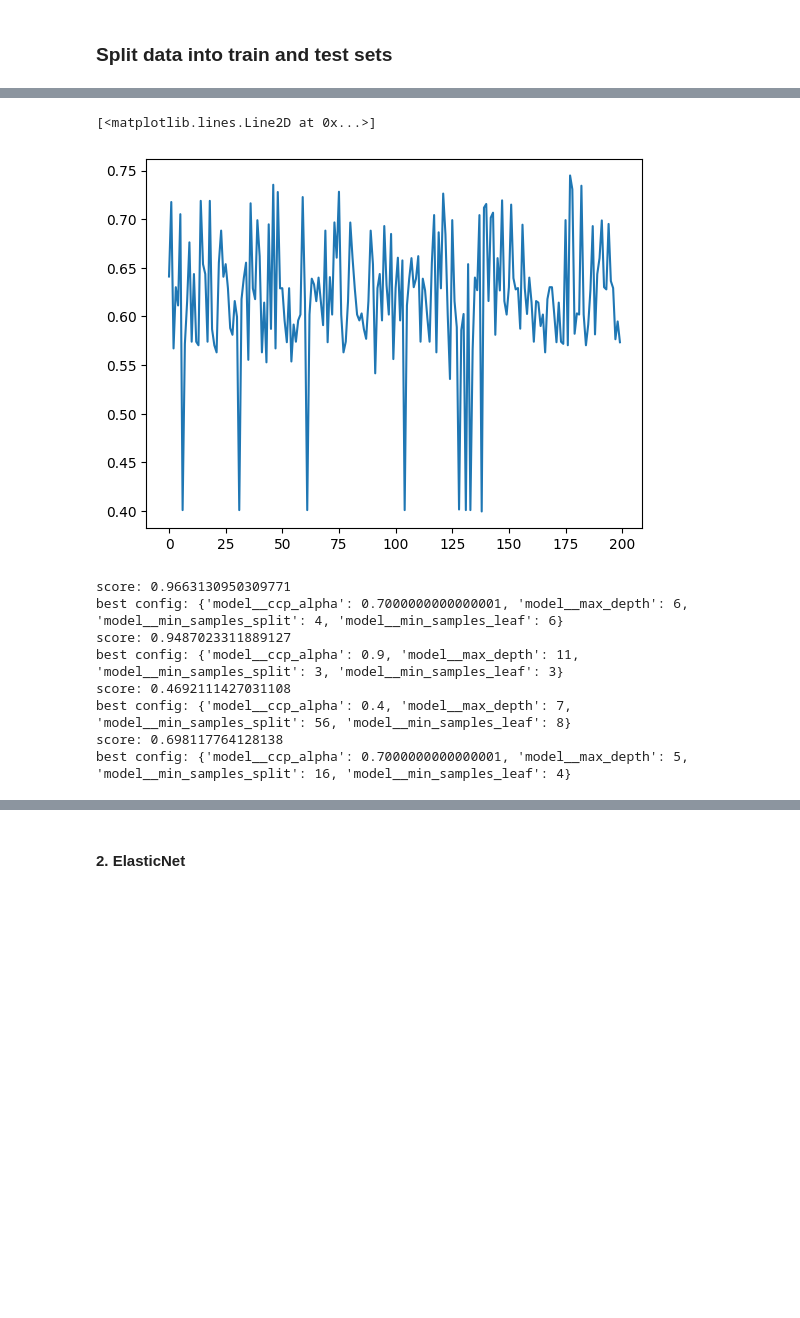
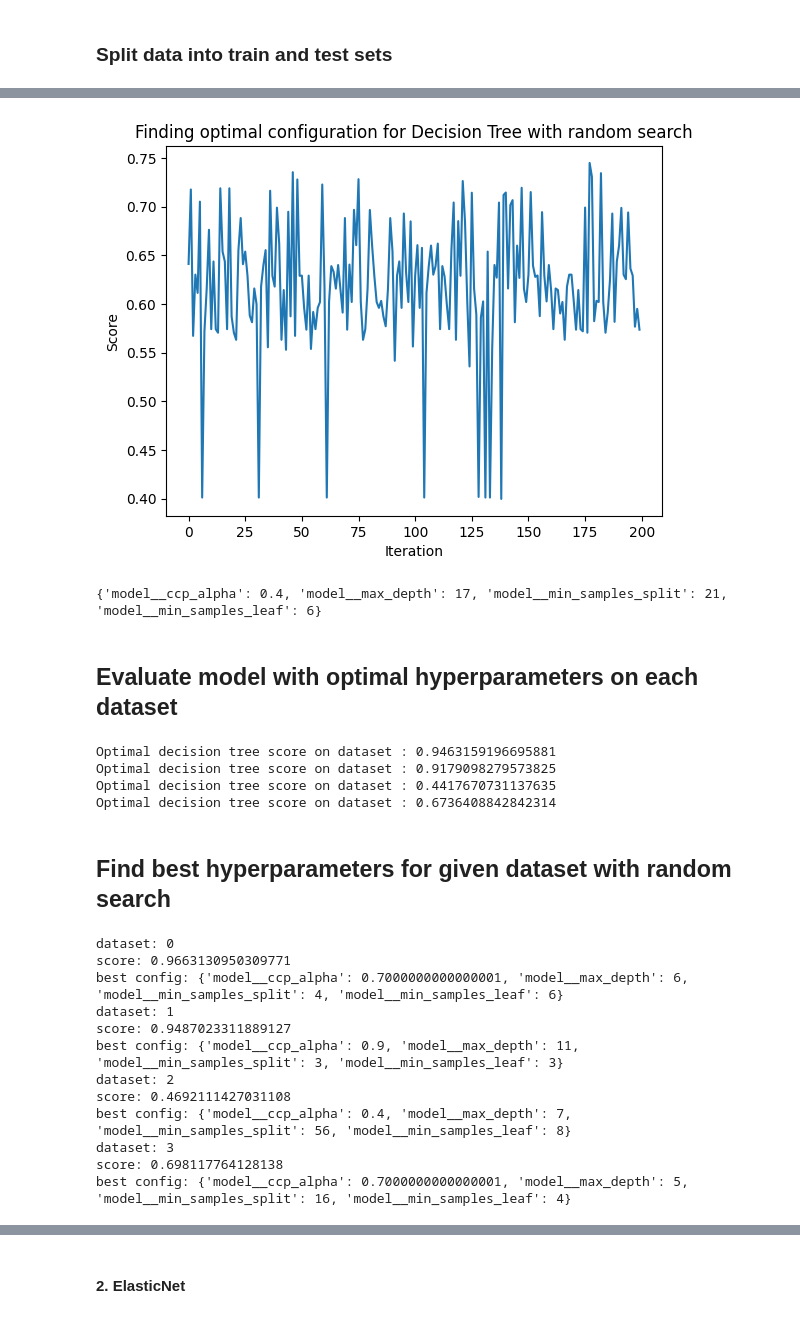
Before and after one commit to CJ4n/AutoML_HM1, a Jupyter notebook: solution.ipynb, the cells around one changed output, grey strips where cells are left out. Drawn from its saved outputs; the diff is of its cells as text; code cells hidden in the pictures; blank space fills up the shorter version.

```diff
--- a/solution.ipynb
+++ b/solution.ipynb
@@ -361,40 +355,49 @@ Pipeline(steps=[('column_transformer',
-# %%
-plt.plot(history_scores)
-# %% [output]
-[<matplotlib.lines.Line2D at 0x...>]
-[figure, removed]
+# %%
+plt.plot(history_scores)
+plt.xlabel("Iteration")
+plt.ylabel("Score")
+plt.title("Finding optimal configuration for Decision Tree with random search")
+plt.show()
+# %% [output]
+[figure, added]
+# %%
+print(optimal_config_decision_tree)
+# %% [output]
+{'model__ccp_alpha': 0.4, 'model__max_depth': 17, 'model__min_samples_split': 21, 'model__min_samples_leaf': 6}
+# %% [markdown]
+## Evaluate model with optimal hyperparameters on each dataset
 # %%
-def get_best_configs_for_each_set(
-    pipeline: Pipeline, config_space, train_datasets, test_datasets
-):
-    best_configs = []
-    for train_dataset, test_dataset in zip(train_datasets, test_datasets):
-        best_config = find_optimal_config_for_dataset(
-            config_space=config_space,
-            train_dataset=train_dataset,
-            test_dataset=test_dataset,
-            model=pipeline,
-        )
-        best_configs.append(best_config)
-        pipeline.set_params(**best_config)
-        pipeline.fit(train_dataset[0], train_dataset[1])
-        print("score: " + str(pipeline.score(test_dataset[0], test_dataset[1])))
-        print("best config: " + str(best_config))
-    return best_configs
+for train_dataset, test_dataset in zip(train_datasets, test_datasets):
+    optimal_decision_tree: Pipeline = get_decision_tree_pipeline()
+    optimal_decision_tree.set_params(**optimal_config_decision_tree)
+    optimal_decision_tree.fit(train_dataset[0], train_dataset[1])
+    score = optimal_decision_tree.score(test_dataset[0], test_dataset[1])
+    print("Optimal decision tree score on dataset : " + str(score))
+# %% [output]
+Optimal decision tree score on dataset : 0.9463159196695881
+Optimal decision tree score on dataset : 0.9179098279573825
+Optimal decision tree score on dataset : 0.4417670731137635
+Optimal decision tree score on dataset : 0.6736408842842314
+# %% [markdown]
+## Find best hyperparameters for given dataset with random search
 # %%
 # find tate^(j)*
-best_configs_for_each_dataset = get_best_configs_for_each_set(
+best_configs_for_each_dataset = find_best_configs_in_search_space_with_random_search(
     pipeline=get_decision_tree_pipeline(),
     config_space=get_configuration_grid_decision_tree(),
     train_datasets=get_train_datasets(),
     test_datasets=get_test_datasets(),
 )
 # %% [output]
+dataset: 0
 score: 0.9663130950309771
 best config: {'model__ccp_alpha': 0.7000000000000001, 'model__max_depth': 6, 'model__min_samples_split': 4, 'model__min_samples_leaf': 6}
+dataset: 1
 score: 0.9487023311889127
 best config: {'model__ccp_alpha': 0.9, 'model__max_depth': 11, 'model__min_samples_split': 3, 'model__min_samples_leaf': 3}
+dataset: 2
 score: 0.4692111427031108
 best config: {'model__ccp_alpha': 0.4, 'model__max_depth': 7, 'model__min_samples_split': 56, 'model__min_samples_leaf': 8}
+dataset: 3
 score: 0.698117764128138
 best config: {'model__ccp_alpha': 0.7000000000000001, 'model__max_depth': 5, 'model__min_samples_split': 16, 'model__min_samples_leaf': 4}
```
Also changed, not shown: parts of 60 cells of this notebook, 1 other file.
